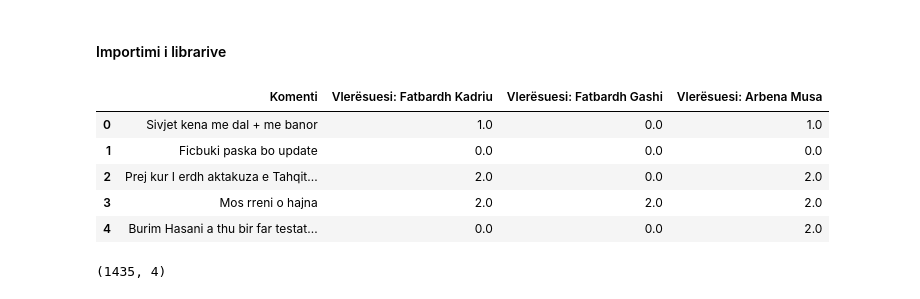
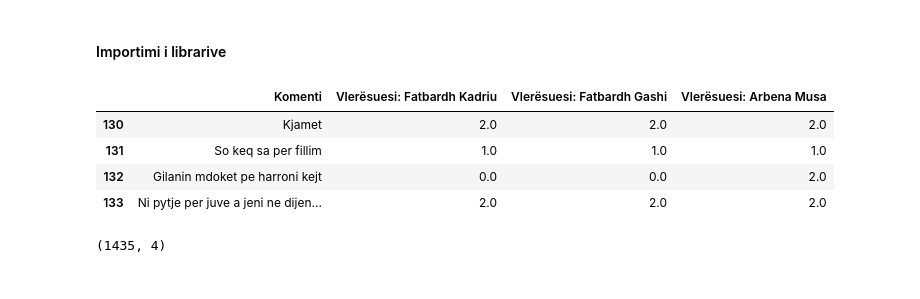
Before and after one commit to FatbardhKadriu/Sentiment-analysis-per-texts-in-Albanian-tongue, a Jupyter notebook: data-statistics.ipynb, the cells around one changed output. Saved outputs shown, nothing was run; the diff lists cells and outputs as text; code cells hidden in the pictures.

```diff
--- a/data-statistics.ipynb
+++ b/data-statistics.ipynb
@@ -20,18 +20,17 @@ data = data.dropna()
 data = data.rename(columns={'Vleresimi(F. Kadriu)': 'Vlerësuesi: Fatbardh Kadriu', 'Vleresimi(F. Gashi)': 'Vlerësuesi: Fatbardh Gashi', 'Vleresimi(A. Musa)': 'Vlerësuesi: Arbena Musa'})
 data.drop(['Id', 'Emri i komentuesit', 'Comment timestamp', 'Post timestamp', 'Like', 'URL'], axis='columns', inplace=True)
 # %%
-# Shfaqja e 5 rreshtave te pare
-data.head()
+# Shfaqja e rreshtave prej 130 deri 134
+data.head(n=134)[130:]
 
 #Shfaqja e 5 rreshtave te fundit
 #data.tail()
 # %% [output]
 |  | Komenti | Vlerësuesi: Fatbardh Kadriu | Vlerësuesi: Fatbardh Gashi | Vlerësuesi: Arbena Musa |
-| 0 | Sivjet kena me dal + me banor | 1.0 | 0.0 | 1.0 |
-| 1 | Ficbuki paska bo update | 0.0 | 0.0 | 0.0 |
-| 2 | Prej kur I erdh aktakuza e Tahqit... | 2.0 | 0.0 | 2.0 |
-| 3 | Mos rreni o hajna | 2.0 | 2.0 | 2.0 |
-| 4 | Burim Hasani a thu bir far testat... | 0.0 | 0.0 | 2.0 |
+| 130 | Kjamet | 2.0 | 2.0 | 2.0 |
+| 131 | So keq sa per fillim | 1.0 | 1.0 | 1.0 |
+| 132 | Gilanin mdoket pe harroni kejt | 0.0 | 0.0 | 2.0 |
+| 133 | Ni pytje per juve a jeni ne dijen... | 2.0 | 2.0 | 2.0 |
 # %%
 data = data.rename(columns={'Vlerësuesi: Fatbardh Kadriu': 'Vlerësuesi 1', 'Vlerësuesi: Fatbardh Gashi': 'Vlerësuesi 2', 'Vlerësuesi: Arbena Musa': 'Vlerësuesi 3'})
 vleresimet = data[['Vlerësuesi 1', 'Vlerësuesi 2', 'Vlerësuesi 3']]
```
Also changed, not shown: parts of 1 cell of this notebook.
